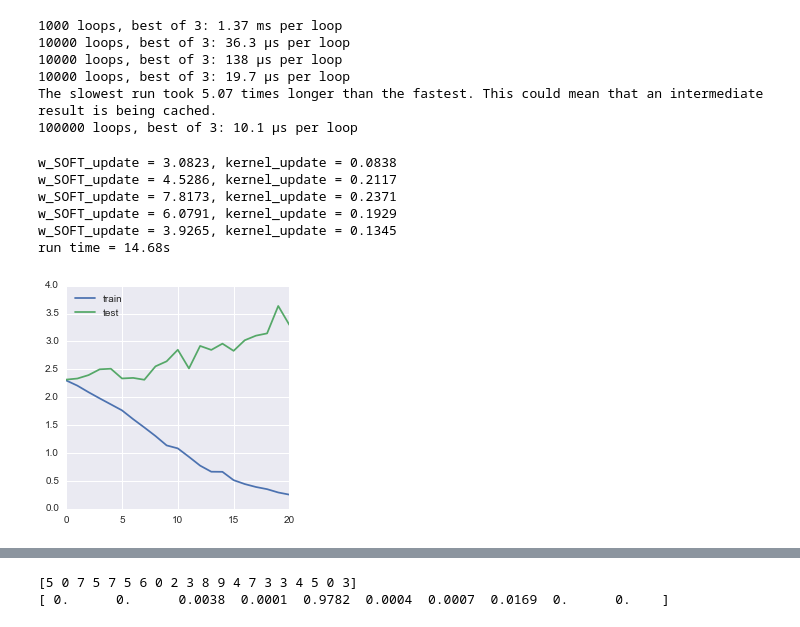
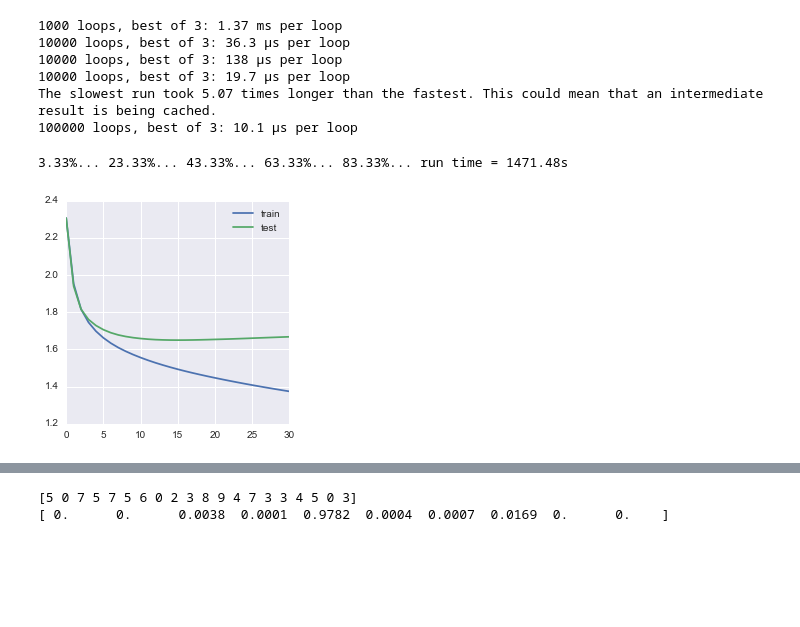
Before and after one commit to patrick-su/ml_algorithms_stepbystep, a Jupyter notebook: algo_example_NN_multilayer_CNN.ipynb, the cells around one changed output, grey strips where cells are left out. Drawn from its saved outputs; the diff is of its cells as text; code cells hidden in the pictures; blank space fills up the shorter version.

```diff
--- a/algo_example_NN_multilayer_CNN.ipynb
+++ b/algo_example_NN_multilayer_CNN.ipynb
@@ -518,20 +518,22 @@ def loss_func(z,y):
     denom = math.log(np.sum(np.exp(z)))
     return -nom + denom
 # %%
-def forward_pass(X,kernel,bias_kernel,w_SOFT,bias_w_SOFT,Y,input_size):
+def forward_pass(X,kernel,bias_kernel,w_SOFT,bias_w_SOFT,Y,input_index,cache_flag):
     f_CONV,f_RELU,f_POOL,f_OUT = [],[],[],[]
     calc_loss = 0.0
-    for k in range(0,input_size):
+    input_size = len(input_index)
+    for k in input_index:
         f_conv = convolve_3d_faster(X[k,:,:,:],kernel,bias_kernel,1,1)
         f_relu = np.maximum(f_conv,0)
         f_pool = max_pool(f_relu)
         z = np.einsum('ijkl,jkl->i',w_SOFT,f_pool) + bias_w_SOFT
-        calc_loss += loss_func(z,Y[k])/input_size
+        calc_loss += loss_func(z,Y[k])/len(input_index)
 
-        f_CONV.append(f_conv)
-        f_RELU.append(f_relu)
-        f_POOL.append(f_pool)
-        f_OUT.append(softmax(z))
+        if cache_flag == 'Y':
+            f_CONV.append(f_conv)
+            f_RELU.append(f_relu)
+            f_POOL.append(f_pool)
+            f_OUT.append(softmax(z))
 
     return f_CONV,f_RELU,f_POOL,f_OUT,calc_loss
 # %%
@@ -574,10 +576,10 @@ w_SOFT_learn_rate = 0.02
 kernel_learn_rate = 0.04
 momentum_rate = 0.9
 
-epoch_size = 20
+epoch_size = 30
 # %%
 #Algo starts here
-shuffle_box = np.random.choice(train_size,size=train_size,replace=False)
+#shuffle_box = np.random.choice(train_size,size=train_size,replace=False)
 prev_w_SOFT_update,prev_kernel_update = 0.0 , 0.0
 
 start_time = time.time()
@@ -585,15 +587,26 @@ start_time = time.time()
 #forward pass
 #INPUT --> CONV --> RELU --> POOL --> OUT (Softmax)
 f_CONV,f_RELU,f_POOL,f_OUT,curr_loss = \
-    forward_pass(X_train,kernel,bias_kernel,w_SOFT,bias_w_SOFT,Y_train,train_size)
+    forward_pass(X_train,kernel,bias_kernel,w_SOFT,bias_w_SOFT,Y_train,range(0,train_size),'N')
 _,_,_,f_OUT_test,curr_loss_test = \
-    forward_pass(X_test,kernel,bias_kernel,w_SOFT,bias_w_SOFT,Y_test,test_size)
+    forward_pass(X_test,kernel,bias_kernel,w_SOFT,bias_w_SOFT,Y_test,range(0,test_size),'N')
 loss.append(curr_loss)
 loss_test.append(curr_loss_test)
 
 for e in range(0,epoch_size):
 
+    #print 'epoch ' + str(e) + ','
+
     for m in range(0,train_size,mini_batch_size):
+
+        cache_index = range(m,min(train_size,m+mini_batch_size))
+        #print str(m) + ',',
+        #test_index = range(0,train_size)
+
+        f_CONV,f_RELU,f_POOL,f_OUT,curr_loss = \
+                forward_pass(X_train,kernel,bias_kernel,\
+                                     w_SOFT,bias_w_SOFT,Y_train,cache_index,'Y')
+
         #backpropagation
         #kernel <-- CONV <-- RELU <-- POOL <-- OUT (Softmax)
         grad_w_SOFT = np.zeros((10,12,16,16))
@@ -601,58 +614,54 @@ for e in range(0,epoch_size):
         grad_bias_kernel = np.zeros(12)
         grad_bias_w_SOFT = np.zeros(10)
 
-        for sh in range(m,min(train_size,m+mini_batch_size)):
-            batch = shuffle_box[sh]
-            grad_w_SOFT += np.einsum('l,ijk->lijk',(f_OUT[batch] - Y_train[batch]),f_POOL[batch])
-            grad_f_POOL = np.einsum('l,lijk->ijk',(f_OUT[batch] - Y_train[batch]),w_SOFT)
+        #for batch in range(m,min(train_size,m+mini_batch_size)):
+        for batch in range(0,len(cache_index)):
+            grad_w_SOFT += np.einsum('l,ijk->lijk',(f_OUT[batch] - Y_train[m+batch]),f_POOL[batch])
+            grad_f_POOL = np.einsum('l,lijk->ijk',(f_OUT[batch] - Y_train[m+batch]),w_SOFT)
             grad_f_RELU = backprop_f_RELU(grad_f_POOL,f_POOL[batch],f_RELU[batch])
             grad_f_CONV = (f_CONV[batch] >0)*grad_f_RELU
-            grad_kernel += backprop_kernel(grad_f_CONV,X_train[batch,:,:,:])
+            grad_kernel += backprop_kernel(grad_f_CONV,X_train[m+batch,:,:,:])
             grad_bias_kernel += np.sum(grad_f_CONV,axis=(1,2))
-            grad_bias_w_SOFT += (f_OUT[batch] - Y_train[batch])
+            grad_bias_w_SOFT += (f_OUT[batch] - Y_train[m+batch])
 
         #update kernel and weight
         learn_decay = (epoch_size - e*0.5)/(epoch_size)
         w_SOFT_update = - w_SOFT_learn_rate*learn_decay*grad_w_SOFT/mini_batch_size
         kernel_update = - kernel_learn_rate*learn_decay*grad_kernel/mini_batch_size
         bias_w_SOFT_update = - kernel_learn_rate*learn_decay*grad_bias_w_SOFT/mini_batch_size
         bias_kernel_update = - kernel_learn_rate*learn_decay*grad_bias_kernel/mini_batch_size
 
         w_SOFT = w_SOFT + w_SOFT_update + momentum_rate*prev_w_SOFT_update
         kernel = kernel + kernel_update + momentum_rate*prev_kernel_update
         bias_w_SOFT = bias_w_SOFT + bias_w_SOFT_update
         bias_kernel = bias_kernel + bias_kernel_update
 
         prev_w_SOFT_update, prev_kernel_update = w_SOFT_update, kernel_update
-        f_CONV,f_RELU,f_POOL,f_OUT,curr_loss = \
-            forward_pass(X_train,kernel,bias_kernel,w_SOFT,bias_w_SOFT,Y_train,train_size)
-        _,_,_,f_OUT_test,curr_loss_test = \
-            forward_pass(X_test,kernel,bias_kernel,w_SOFT,bias_w_SOFT,Y_test,test_size)
 
     if e % (epoch_size/5.0) == 0: #report progress 20% each
-        a1 = np.sum(np.abs(w_SOFT_update))
-        a2 = np.sum(np.abs(kernel_update))
-        print 'w_SOFT_update = {:.4f}, kernel_update = {:.4f}'.format(a1,a2)
+        #a1 = np.sum(np.abs(w_SOFT_update))
+        #a2 = np.sum(np.abs(kernel_update))
+        #print 'w_SOFT_update = {:.4f}, kernel_update = {:.4f}'.format(a1,a2)
+        print '{:.2f}%...'.format(100.0*e/epoch_size),
+
+    _,_,_,_,curr_loss = \
+            forward_pass(X_train,kernel,bias_kernel,w_SOFT,bias_w_SOFT,\
+                         Y_train,range(0,train_size),'N')
+    _,_,_,_,curr_loss_test = \
+            forward_pass(X_test,kernel,bias_kernel,w_SOFT,bias_w_SOFT,\
+                         Y_test,range(0,test_size),'N')
 
     loss.append(curr_loss)
     loss_test.append(curr_loss_test)
-
-    shuffle_box = np.random.choice(train_size,size=train_size,replace=False)
 
 print 'run time = {:.2f}s'.format((time.time()-start_time))
 
 df_run = pd.DataFrame(data=np.array([loss,loss_test]).T,columns=['train','test'])
 df_run.plot()
 axes = plt.gca()
-#axes.set_ylim([0,0.6])
 # %% [output]
-w_SOFT_update = 3.0823, kernel_update = 0.0838
-w_SOFT_update = 4.5286, kernel_update = 0.2117
-w_SOFT_update = 7.8173, kernel_update = 0.2371
-w_SOFT_update = 6.0791, kernel_update = 0.1929
-w_SOFT_update = 3.9265, kernel_update = 0.1345
-run time = 14.68s
+3.33%... 23.33%... 43.33%... 63.33%... 83.33%... run time = 1471.48s
-[figure, old version]
+[figure, new version]
 # %%
 from sklearn.metrics import confusion_matrix
 def show_confusion_matrix(cm_mat):
```
Also changed, not shown: parts of 3 cells of this notebook.
